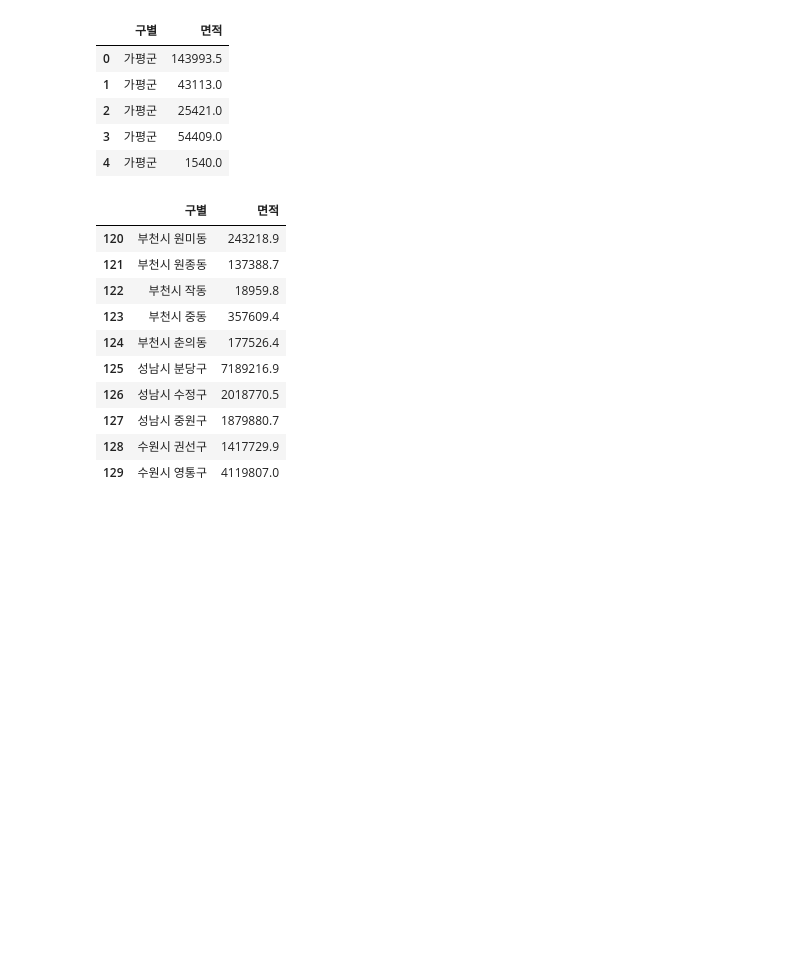
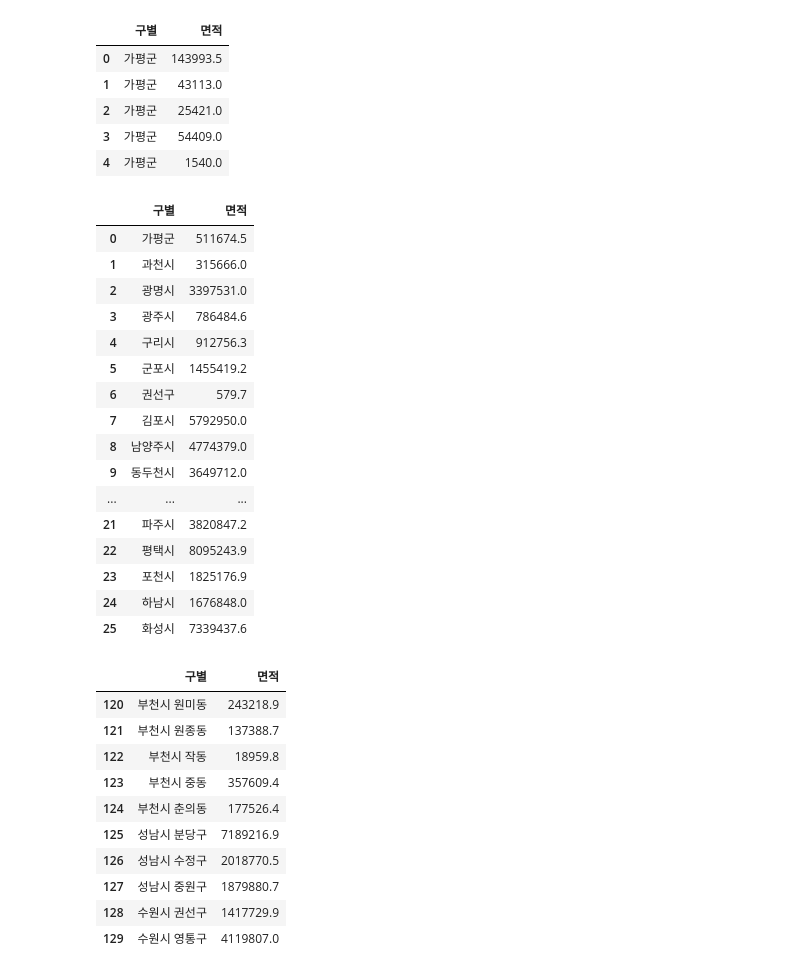
Before and after one commit to Mayhem-XD/DataAnalysis, a Jupyter notebook: 99.과제/02.경기도 공원.ipynb, the cells around one changed output. Cells and saved outputs as stored; diff of their text form; code cells hidden in the pictures; blank space fills up the shorter version.

```diff
--- a/99.과제/02.경기도 공원.ipynb
+++ b/99.과제/02.경기도 공원.ipynb
@@ -140,6 +152,27 @@ See the caveats in the documentation: https://pandas.pydata.org/pandas-docs/stab
 | 2 | 가평군 | 25421.0 |
 | 3 | 가평군 | 54409.0 |
 | 4 | 가평군 | 1540.0 |
+# %%
+df_test_3 = df_test_3.groupby('구별')['면적'].sum().reset_index()
+df_test_3
+# %% [output]
+|  | 구별 | 면적 |
+| 0 | 가평군 | 511674.5 |
+| 1 | 과천시 | 315666.0 |
+| 2 | 광명시 | 3397531.0 |
+| 3 | 광주시 | 786484.6 |
+| 4 | 구리시 | 912756.3 |
+| 5 | 군포시 | 1455419.2 |
+| 6 | 권선구 | 579.7 |
+| 7 | 김포시 | 5792950.0 |
+| 8 | 남양주시 | 4774379.0 |
+| 9 | 동두천시 | 3649712.0 |
+| ... | ... | ... |
+| 21 | 파주시 | 3820847.2 |
+| 22 | 평택시 | 8095243.9 |
+| 23 | 포천시 | 1825176.9 |
+| 24 | 하남시 | 1676848.0 |
+| 25 | 화성시 | 7339437.6 |
 # %%
 df_test_1.head(130).tail(10)
 # %% [output]
```
Also changed, not shown: parts of 4 cells of this notebook, 1 other file.
